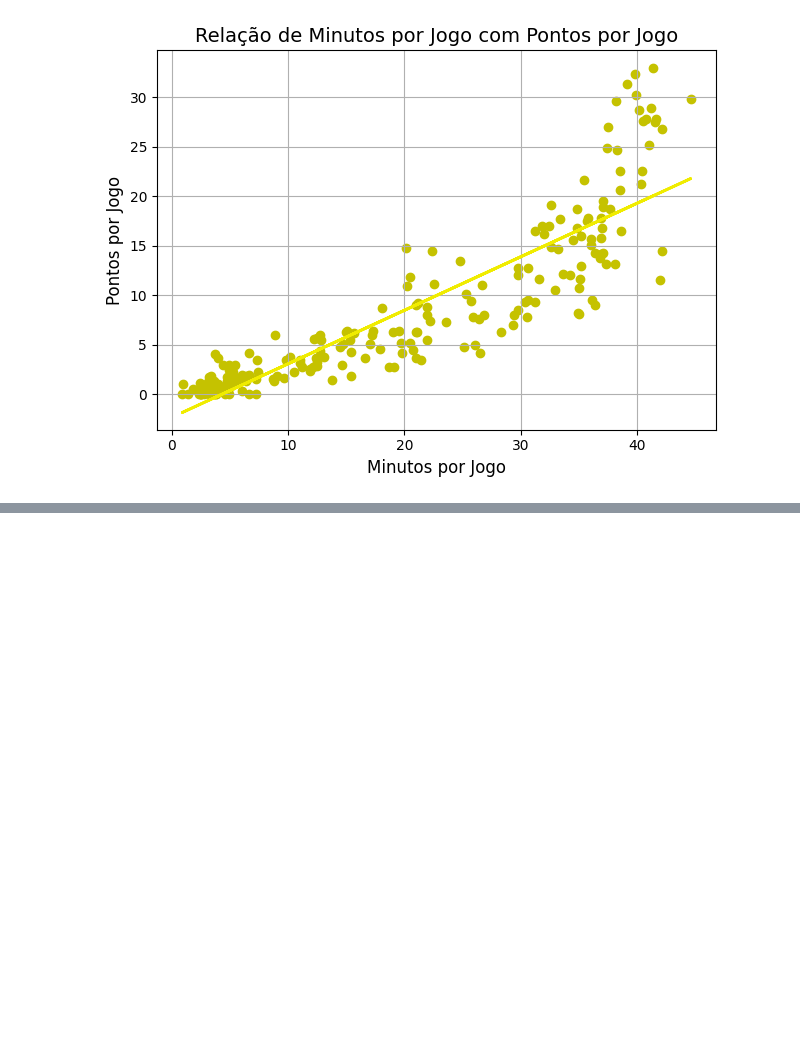
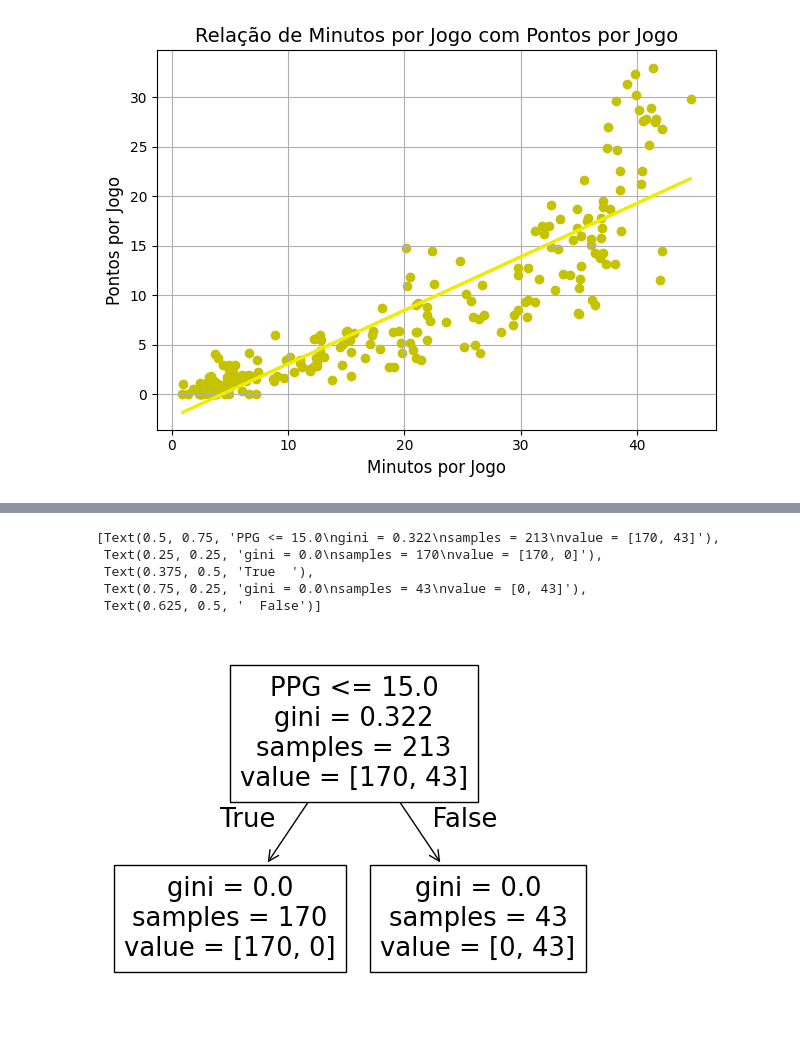
Before and after one commit to MatheusBacetic/nba-analysis, a Jupyter notebook: nba.ipynb, the cells around one changed output, grey strips where cells are left out. Cells and saved outputs as stored; diff of their text form; code cells hidden in the pictures; blank space fills up the shorter version.

```diff
--- a/nba.ipynb
+++ b/nba.ipynb
@@ -104,0 +202,25 @@ Index(['RANK', 'NAME', 'TEAM', 'POS', 'AGE', 'GP', 'MPG', 'USG%', 'TO%', 'FTA',
+# %%
+from sklearn import tree
+from sklearn.tree import DecisionTreeClassifier
+
+df.columns
+
+d = {'All-Star': 1,'Bom': 1, 'Mediano': 0, 'Ruim': 0}
+df['CategoryNew'] = df['Category'].map(d)
+
+relacoes = ['PPG', 'RPG', 'APG','SPG', 'BPG']
+
+X = df[relacoes]
+y = df['CategoryNew']
+
+dtree = DecisionTreeClassifier()
+dtree = dtree.fit(X, y)
+
+tree.plot_tree(dtree, feature_names=relacoes)
+# %% [output]
+[Text(0.5, 0.75, 'PPG <= 15.0\ngini = 0.322\nsamples = 213\nvalue = [170, 43]'),
+ Text(0.25, 0.25, 'gini = 0.0\nsamples = 170\nvalue = [170, 0]'),
+ Text(0.375, 0.5, 'True  '),
+ Text(0.75, 0.25, 'gini = 0.0\nsamples = 43\nvalue = [0, 43]'),
+ Text(0.625, 0.5, '  False')]
+[figure, added]
```
Also changed, not shown: parts of 18 cells of this notebook.
